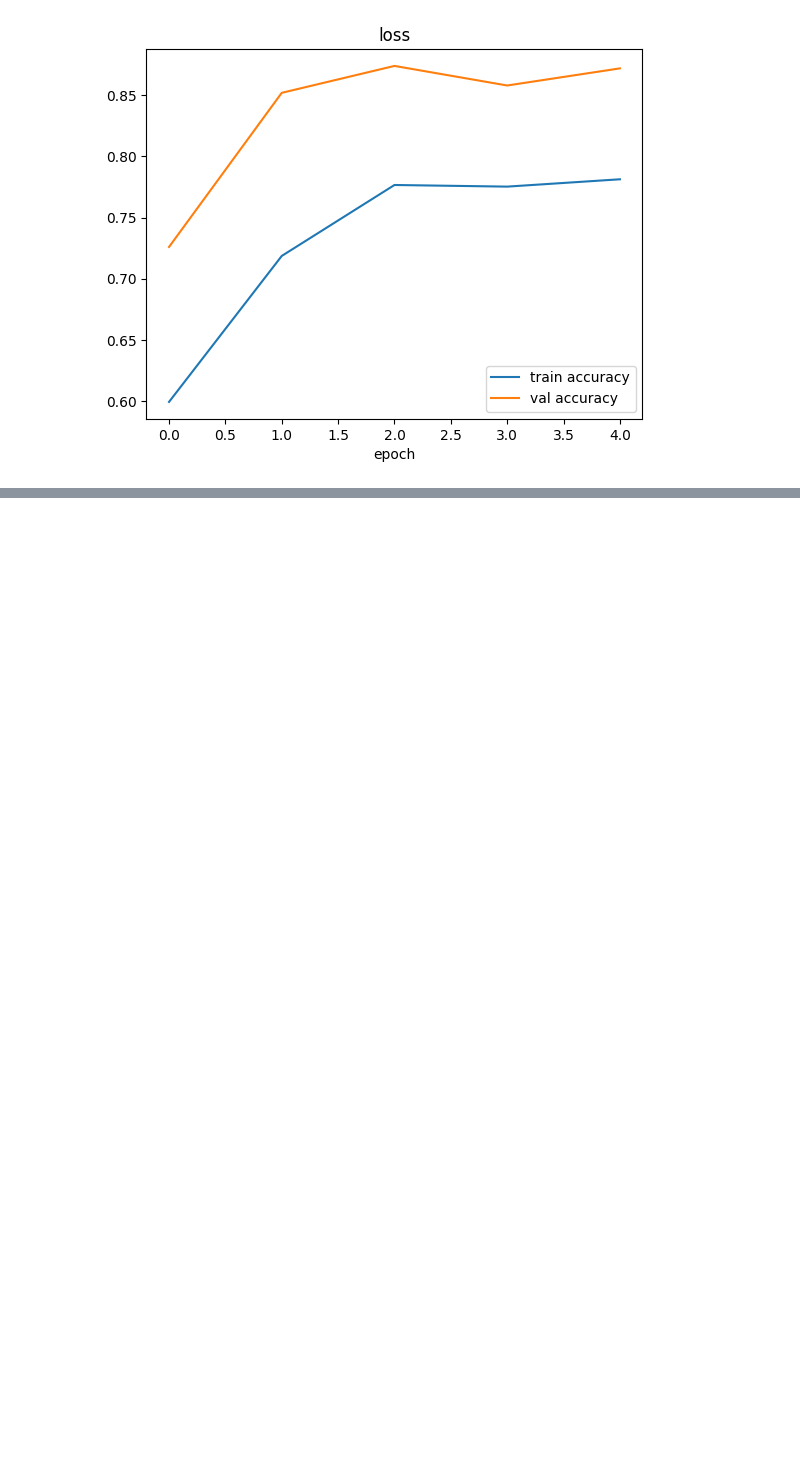
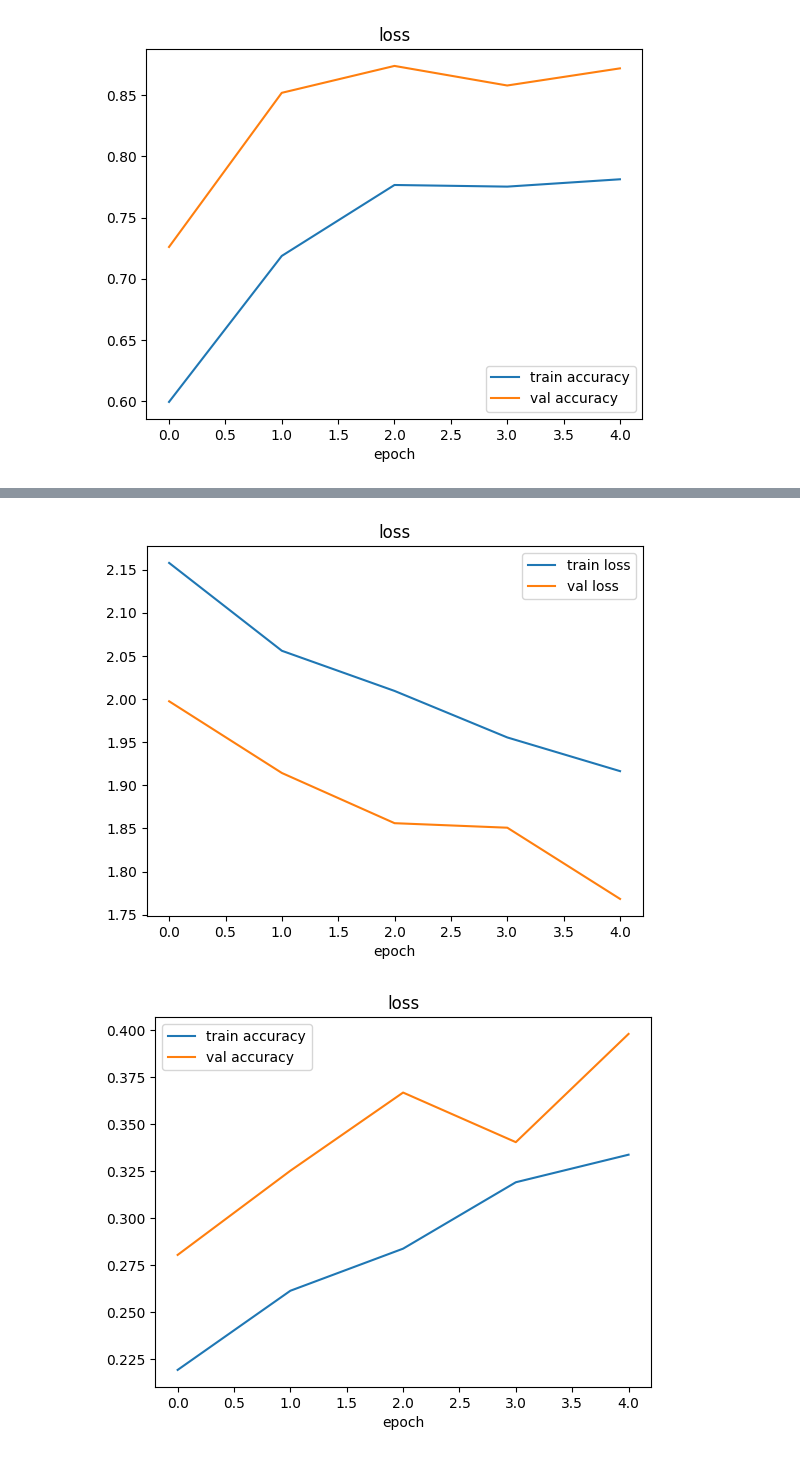
Before and after one commit to kuanmol/aimldl, a Jupyter notebook: TENSORFLOW/cnn computer vision.ipynb, the cells around one changed output, grey strips where cells are left out. Saved outputs shown, nothing was run; the diff lists cells and outputs as text; code cells hidden in the pictures; blank space fills up the shorter version.

```diff
--- a/TENSORFLOW/cnn computer vision.ipynb
+++ b/TENSORFLOW/cnn computer vision.ipynb
@@ -560,0 +706,12 @@ plot_loss_curves(his7)
+# %%
+train_datagen_augmented = ImageDataGenerator(rescale=1/255.,
+                                             rotation_range=20,
+                                             width_shift_range=0.2,
+                                             height_shift_range=0.2,
+                                             zoom_range=0.2,
+                                             horizontal_flip=True)
+
+train_data_augmented = train_datagen_augmented.flow_from_directory(train_dir,
+                                                                  target_size=(224, 224),
+                                                                  batch_size=32,
+                                                                  class_mode='categorical')
@@ -560,0 +720,12 @@ plot_loss_curves(his7)
+# %%
+model_2 = tf.keras.models.clone_model(model_1)
+
+model_2.compile(loss="categorical_crossentropy",
+                optimizer=tf.keras.optimizers.Adam(),
+                metrics=["accuracy"])
+
+history_2 = model_2.fit(train_data_augmented,
+                         epochs=5,
+                         steps_per_epoch=len(train_data_augmented),
+                         validation_data=test_data,
+                         validation_steps=len(test_data), verbose=2)
@@ -560,0 +743,5 @@ plot_loss_curves(his7)
+# %%
+plot_loss_curves(history_2)
+# %% [output]
+[figure, added]
+[figure, added]
```
Also changed, not shown: parts of 14 cells of this notebook.
